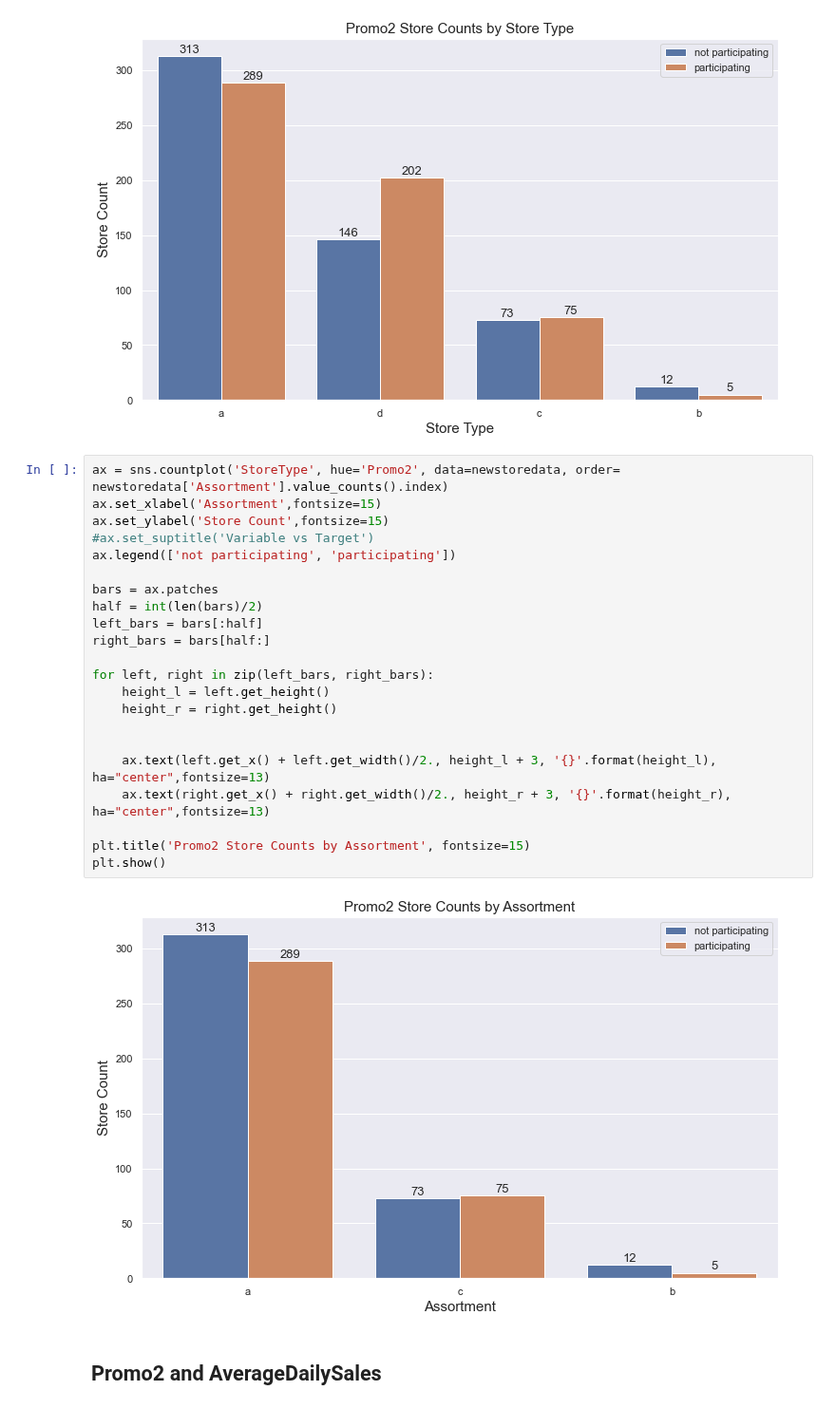
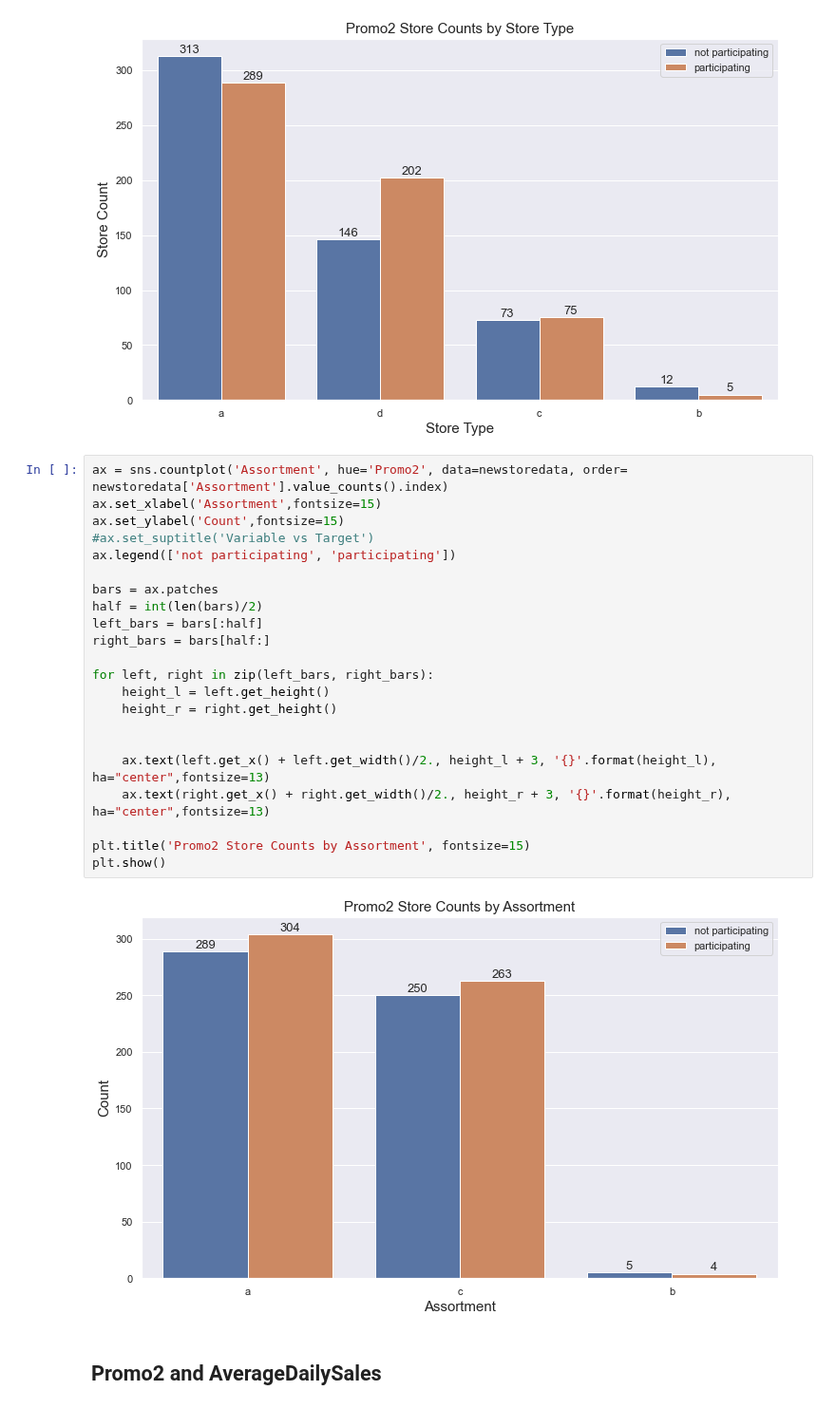
Before and after one commit to yoyo6022/covid-19, a Jupyter notebook: Notebook/EDA_Promo.ipynb, the cells around one changed output. Shown at 95% size. Saved outputs shown, nothing was run; the diff lists cells and outputs as text.

```diff
--- a/Notebook/EDA_Promo.ipynb
+++ b/Notebook/EDA_Promo.ipynb
@@ -152,29 +152,29 @@ plt.show()
 # %% [output]
 [figure]
 # %%
-ax = sns.countplot('StoreType', hue='Promo2', data=newstoredata, order= newstoredata['Assortment'].value_counts().index)
+ax = sns.countplot('Assortment', hue='Promo2', data=newstoredata, order= newstoredata['Assortment'].value_counts().index)
 ax.set_xlabel('Assortment',fontsize=15)
-ax.set_ylabel('Store Count',fontsize=15)
+ax.set_ylabel('Count',fontsize=15)
 #ax.set_suptitle('Variable vs Target')
 ax.legend(['not participating', 'participating'])
 
 bars = ax.patches
 half = int(len(bars)/2)
 left_bars = bars[:half]
 right_bars = bars[half:]
 
 for left, right in zip(left_bars, right_bars):
     height_l = left.get_height()
     height_r = right.get_height()
 
 
     ax.text(left.get_x() + left.get_width()/2., height_l + 3, '{}'.format(height_l), ha="center",fontsize=13)
     ax.text(right.get_x() + right.get_width()/2., height_r + 3, '{}'.format(height_r), ha="center",fontsize=13)
 
 plt.title('Promo2 Store Counts by Assortment', fontsize=15)
 plt.show()
 # %% [output]
-[figure, old version]
+[figure, new version]
 # %% [markdown]
 ## Promo2 and AverageDailySales
 # %%
```
Also changed, not shown: parts of 1 cell of this notebook.
